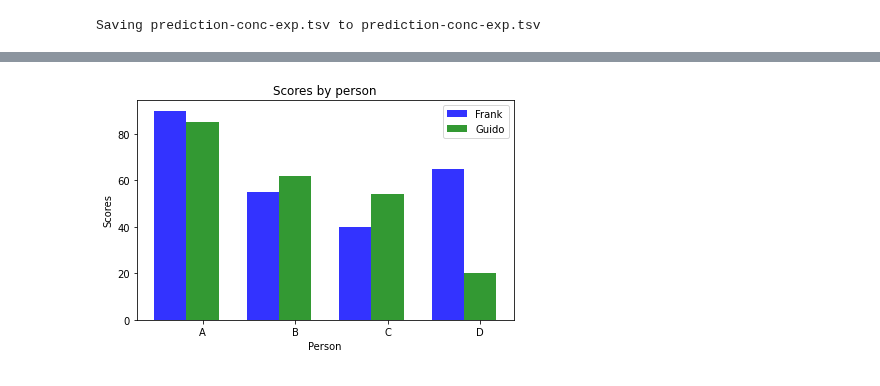
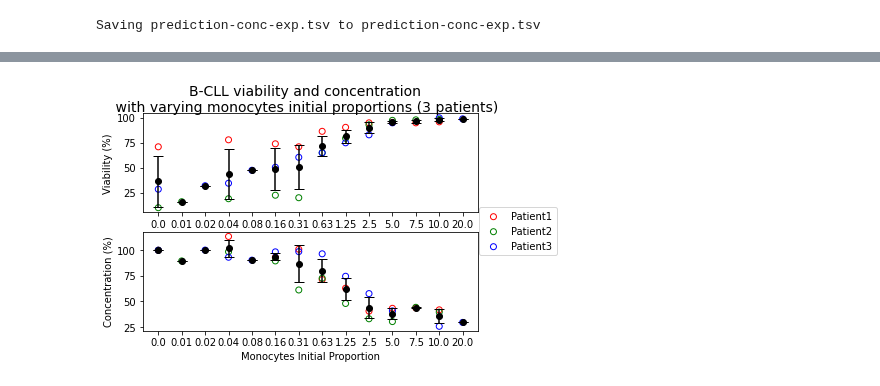
Before and after one commit to Ninouchkaia/ABM, a Jupyter notebook: ABM_figures.ipynb, the cells around one changed output, grey strips where cells are left out. Drawn from its saved outputs; the diff is of its cells as text; code cells hidden in the pictures.

```diff
--- a/ABM_figures.ipynb
+++ b/ABM_figures.ipynb
@@ -538,73 +622,30 @@ plt.show()
 # %%
-# plot the means as dots with error bars
-# fig, ax = plt.subplots()
 fig, axs = plt.subplots(2,1)
 fig.suptitle('B-CLL viability and concentration\n with varying monocytes initial proportions (3 patients)', fontsize=14)
 
 
 plt.xticks(range(len([str(x) for x in predicted_via['mono']])), [str(x) for x in predicted_via['mono']])
 
 axs[0].scatter ([str(x) for x in predicted_via['mono']], predicted_via['Patient1'], facecolors ='none', edgecolors='r')
 axs[0].scatter ([str(x) for x in predicted_via['mono']], predicted_via['Patient2'], facecolors ='none', edgecolors='g')
 axs[0].scatter ([str(x) for x in predicted_via['mono']], predicted_via['Patient3'], facecolors ='none', edgecolors='b')
+
+axs[0].scatter ([str(x) for x in predicted_via['mono']], predicted_via_means, facecolors ='black', edgecolors='black')
+axs[0].errorbar([str(x) for x in predicted_via['mono']], predicted_via_means, predicted_via_err, ecolor = 'black', fmt='none', capsize = 5)
 axs[0].set_xlabel('Monocytes Initial Proportion')
 axs[0].set_ylabel('Viability (%)')
 
 axs[1].scatter ([str(x) for x in predicted_conc['mono']], predicted_conc['Patient1'], facecolors ='none', edgecolors='r')
 axs[1].scatter ([str(x) for x in predicted_conc['mono']], predicted_conc['Patient2'], facecolors ='none', edgecolors='g')
 axs[1].scatter ([str(x) for x in predicted_conc['mono']], predicted_conc['Patient3'], facecolors ='none', edgecolors='b')
+
+axs[1].scatter ([str(x) for x in predicted_conc['mono']], predicted_conc_means, facecolors ='black', edgecolors='black')
+axs[1].errorbar([str(x) for x in predicted_conc['mono']], predicted_conc_means, predicted_conc_err, ecolor = 'black', fmt='none', capsize = 5)
 axs[1].set_xlabel('Monocytes Initial Proportion')
 axs[1].set_ylabel('Concentration (%)')
 
 axs[1].legend(['Patient1','Patient2','Patient3'], loc='upper right', bbox_to_anchor=(1.25,1.3))
 
 plt.show()
-
-axs[0].set_xticks(range(0,14))
-axs[0].scatter (viability['Day'], viability_means, facecolors ='black', edgecolors='black')
-axs[0].errorbar(viability['Day'], viability_means, viability_err, ecolor = 'black', fmt='none', capsize = 5)
-axs[0].set_xlabel('Day')
-axs[0].set_ylabel('Viability (%)')
-
-axs[1].set_xticks(range(0,14))
-axs[1].scatter (concentration['Time'], concentration_means, facecolors ='black', edgecolors='black')
-axs[1].errorbar(concentration['Time'], concentration_means, concentration_err, ecolor = 'black', fmt='none', capsize = 5)
-axs[1].set_xlabel('Day')
-axs[1].set_ylabel('Concentration (%)')
-
-plt.show()
+# %% [output]
+[figure, added]
-# %%
-import numpy as np
-import matplotlib.pyplot as plt
-
-# data to plot
-n_groups = 4
-means_frank = (90, 55, 40, 65)
-means_guido = (85, 62, 54, 20)
-
-# create plot
-fig, ax = plt.subplots()
-index = np.arange(n_groups)
-bar_width = 0.35
-opacity = 0.8
-
-rects1 = plt.bar(index, means_frank, bar_width,
-alpha=opacity,
-color='b',
-label='Frank')
-
-rects2 = plt.bar(index + bar_width, means_guido, bar_width,
-alpha=opacity,
-color='g',
-label='Guido')
-
-plt.xlabel('Person')
-plt.ylabel('Scores')
-plt.title('Scores by person')
-plt.xticks(index + bar_width, ('A', 'B', 'C', 'D'))
-plt.legend()
-
-plt.tight_layout()
-plt.show()
-# %% [output]
-[figure, removed]
```
Also changed, not shown: parts of 18 cells of this notebook.
